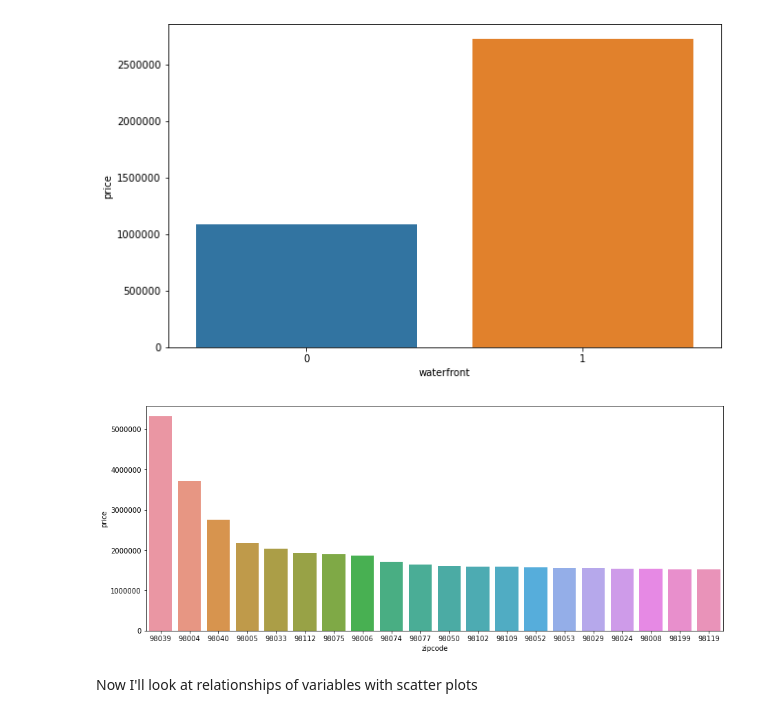
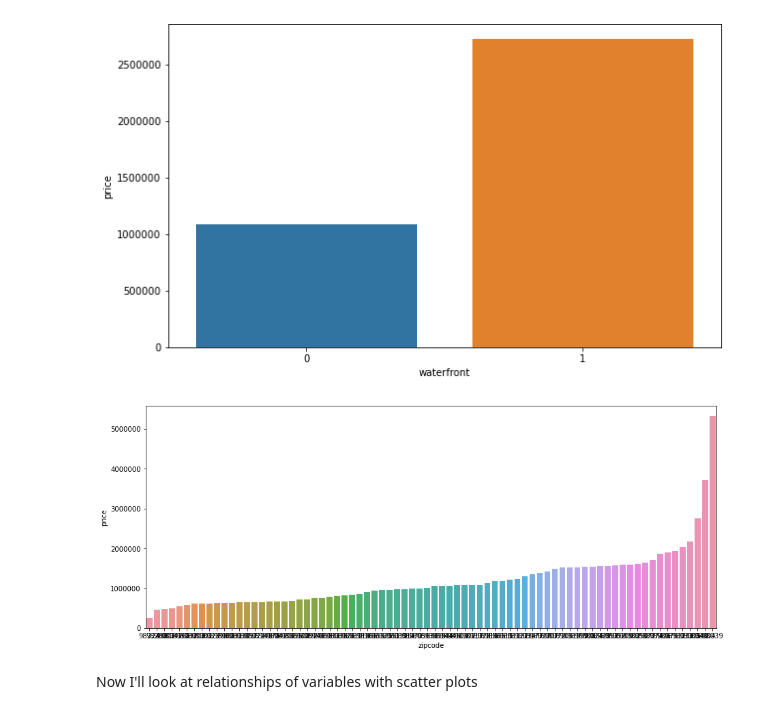
Before and after one commit to charlesmpan/SeattleHousingPricePredictor, a Jupyter notebook: Garrett_notebook.ipynb, the cells around one changed output. Drawn from its saved outputs; the diff is of its cells as text; code cells hidden in the pictures.

```diff
--- a/Garrett_notebook.ipynb
+++ b/Garrett_notebook.ipynb
@@ -519,14 +525,14 @@ plt.ticklabel_format(style='plain', axis='y',useOffset=False)
 # %%
 # top 10 zipcodes by average price
 zipcode_price = df[['price','zipcode']].groupby(by='zipcode').mean().reset_index().sort_values(by='price')\
-.nlargest(20, columns='price')
+
 
 fig, ax = plt.subplots(figsize=(15,6))
 
 sns.barplot(data=zipcode_price, x='zipcode', y='price', ax=ax)
 plt.ticklabel_format(style='plain', axis='y',useOffset=False)
 # %% [output]
-[figure, old version]
+[figure, new version]
 # %% [markdown]
 Now I'll look at relationships of variables with scatter plots
 # %%
```
Also changed, not shown: parts of 40 cells of this notebook, 1 other file.
